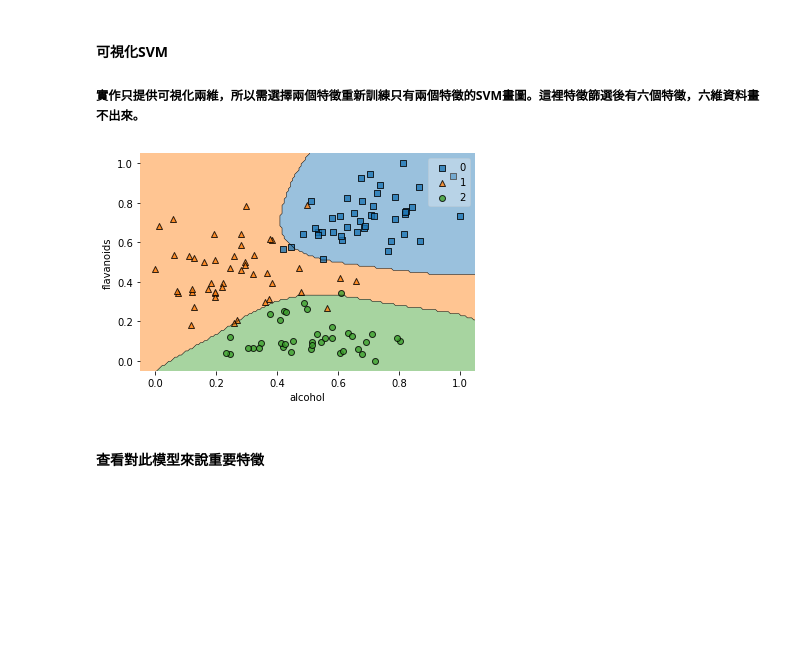
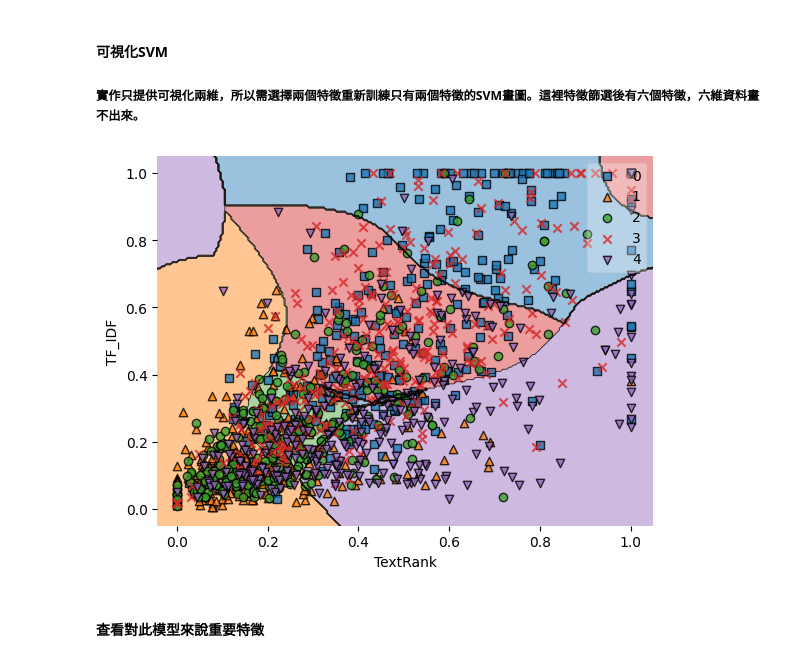
Before and after one commit to KanoWuTW/112-1-NLP-code-comparison, a Jupyter notebook: W11 分類.ipynb, the cells around one changed output. Drawn from its saved outputs; the diff is of its cells as text; code cells hidden in the pictures; blank space fills up the shorter version.

```diff
--- a/W11 分類.ipynb
+++ b/W11 分類.ipynb
@@ -209,8 +237,8 @@ df_normalized
 from sklearn.feature_selection import mutual_info_classif
 
 ## 因要使用統計方法比較特徵跟類別間的關係，故須先定義特徵(X)和類別(y)
-X = df.iloc[:, :-1]
-y = df.iloc[:, -1]
+X = df.iloc[:, 1:]
+y = df.iloc[:, 0]
 
 ## 介於0-1之間， 0：表示兩組數據相互獨立，1：表示兩組數據完全相關，結果值大於0的特徵(與標籤相關的特徵)
 feature_scores = mutual_info_classif(X, y, random_state=0)
@@ -218,7 +246,7 @@ feature_scores = mutual_info_classif(X, y, random_state=0)
 ## 找出最高分的特徵，0.4是隨機設置的值，可以調整，或是只要前幾高就好也可以
 high_score_features = []
 for score, f_name in zip(feature_scores, X.columns):
-    if score >= 0.4:
+    if score >= 0.05:
         high_score_features.append(f_name)
 
 ## 已經找出最相關的特徵，這裡只掉只要這些欄位。先不跟y(類別)合併，下面有要用到分開的地方
@@ -241,13 +269,13 @@ df_mic
 # %%
 ## 做特徵縮放後的資料的特徵篩選
-X = df_normalized.iloc[:, :-1]
+X = df_normalized.iloc[:, 1:]
 
 ## 介於0-1之間， 0：表示兩組數據相互獨立，1：表示兩組數據完全相關，結果值大於0的特徵(與標籤相關的特徵)
 feature_scores = mutual_info_classif(X, y, random_state=0)
 
 high_score_features = []
 for score, f_name in zip(feature_scores, X.columns):
-    if score >= 0.4:
+    if score >= 0.05:
         high_score_features.append(f_name)
 df_normalized_mic = X[high_score_features]
 df_normalized_mic
@@ -270,8 +298,8 @@ df_normalized_mic
 # %%
 from sklearn.model_selection import train_test_split
 
-X_train, X_test, y_train, y_test = train_test_split(df_mic.iloc[:, :-1], y, test_size=0.2, random_state=1)
-X_train_nm, X_test_nm, y_train_nm, y_test_nm = train_test_split(df_normalized_mic.iloc[:, :-1], y, test_size=0.2, random_state=1)
+X_train, X_test, y_train, y_test = train_test_split(df_mic.iloc[:, :-1], y, test_size=0.3, random_state=1)
+X_train_nm, X_test_nm, y_train_nm, y_test_nm = train_test_split(df_normalized_mic.iloc[:, :-1], y, test_size=0.3, random_state=1)
 # %% [markdown]
 ## 模型訓練與評估
 # %% [markdown]
@@ -505,7 +563,7 @@ tuned_results_df.head()
 # %% [markdown]
 #### 用新參數訓練
 # %%
-svm_clf = SVC(kernel='rbf', gamma=10, C=1)
+svm_clf = SVC(kernel='rbf', gamma=0.1, C=1)
 svm_clf.fit(X_train_nm, y_train_nm)
 y_pred = svm_clf.predict(X_test_nm)
 
@@ -513,7 +571,7 @@ y_pred = svm_clf.predict(X_test_nm)
 print("precision: ", round(precision_score(y_test_nm, y_pred, average='weighted'), 2))
 print("recall:    ", round(recall_score(y_test_nm, y_pred, average='weighted'), 2))
 print("f1_score:  ", round(f1_score(y_test_nm, y_pred, average='weighted'), 2))
-target_names = ["0","1","2"]
+target_names = ["0","1","2","3","4"]
 print(classification_report(y_test_nm, y_pred, target_names=target_names))
 
 confusion_matrix_ = confusion_matrix(y_test_nm, y_pred)
@@ -552,26 +612,26 @@ weighted avg       0.97      0.97      0.97        32
 # %%
 from mlxtend.plotting import plot_decision_regions
 %matplotlib inline
 
 ## 自定義SVM可視化，需輸入訓練集資料、兩個要可視化的特徵(list)、兩個參數(gamma、C)
 def svm_vizualize(X_train_nm, columns2plot, gamma, C):
     col2plot_id = [i for i, c in enumerate(X_train_nm.columns) if c in columns2plot]
     X = X_train_nm.iloc[:, col2plot_id].to_numpy()
 
     svm_clf_twod = SVC(kernel='rbf', gamma=gamma, C=C)
     svm_clf_twod.fit(X, y_train_nm.to_numpy())
 
     plot_decision_regions(X=X, y=y_train_nm.astype(np.int_).to_numpy(), clf=svm_clf_twod, legend=1)
     plt.xlim([min(X_train_nm[columns2plot[0]])-0.05,max(X_train_nm[columns2plot[0]])+0.05])
     plt.xlabel(columns2plot[0])
     plt.ylim([min(X_train_nm[columns2plot[1]])-0.05,max(X_train_nm[columns2plot[1]])+0.05])
     plt.ylabel(columns2plot[1])
     plt.show()
 
-columns2plot = ["alcohol", "flavanoids"]
-svm_vizualize(X_train_nm, columns2plot, gamma=10, C=2)
+columns2plot = ["TextRank", "TF_IDF"]
+svm_vizualize(X_train_nm, columns2plot, gamma=10, C=1)
 # %% [output]
-[figure, old version]
+[figure, new version]
 # %% [markdown]
 #### 查看對此模型來說重要特徵
 # %%
```
Also changed, not shown: parts of 35 cells of this notebook.
